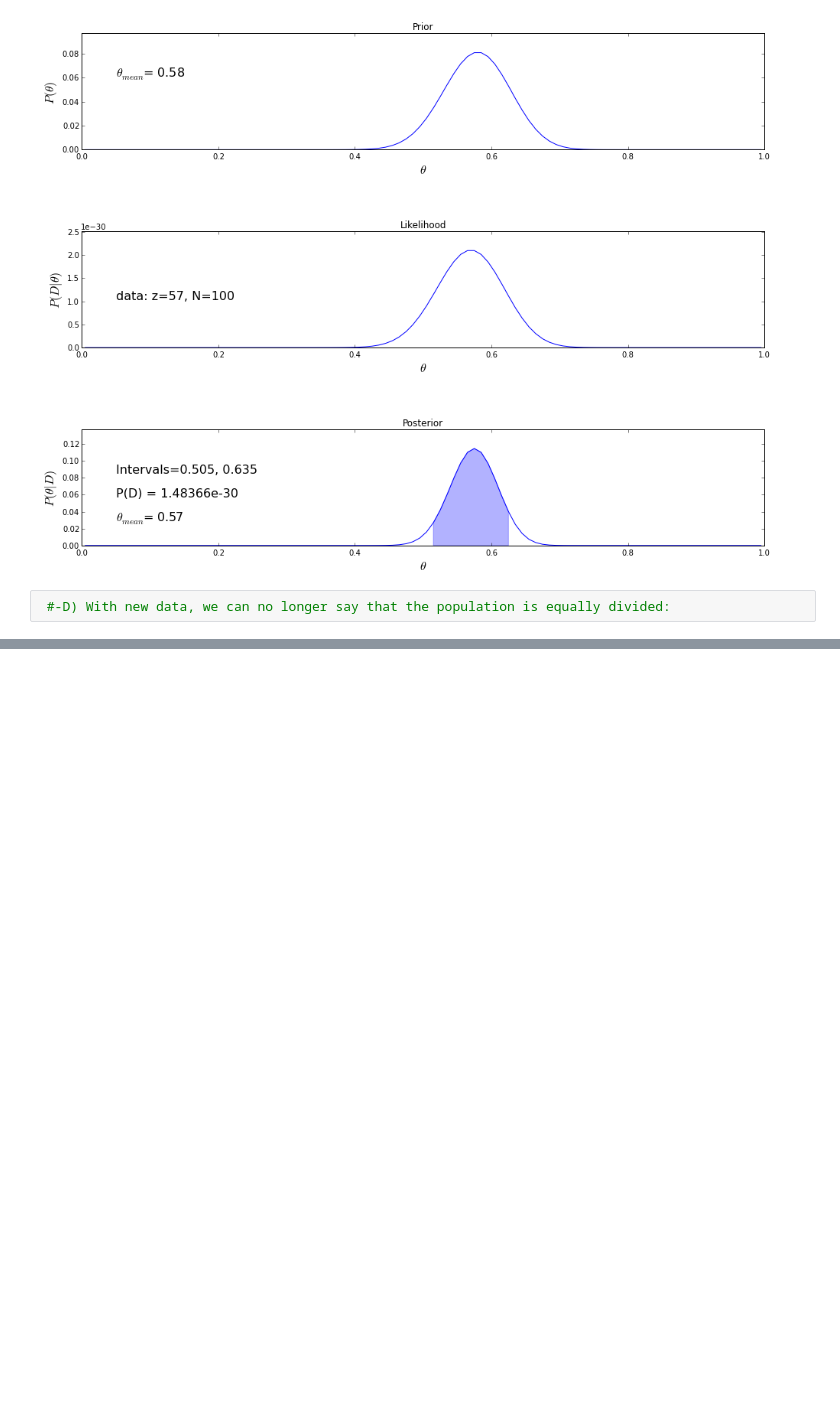
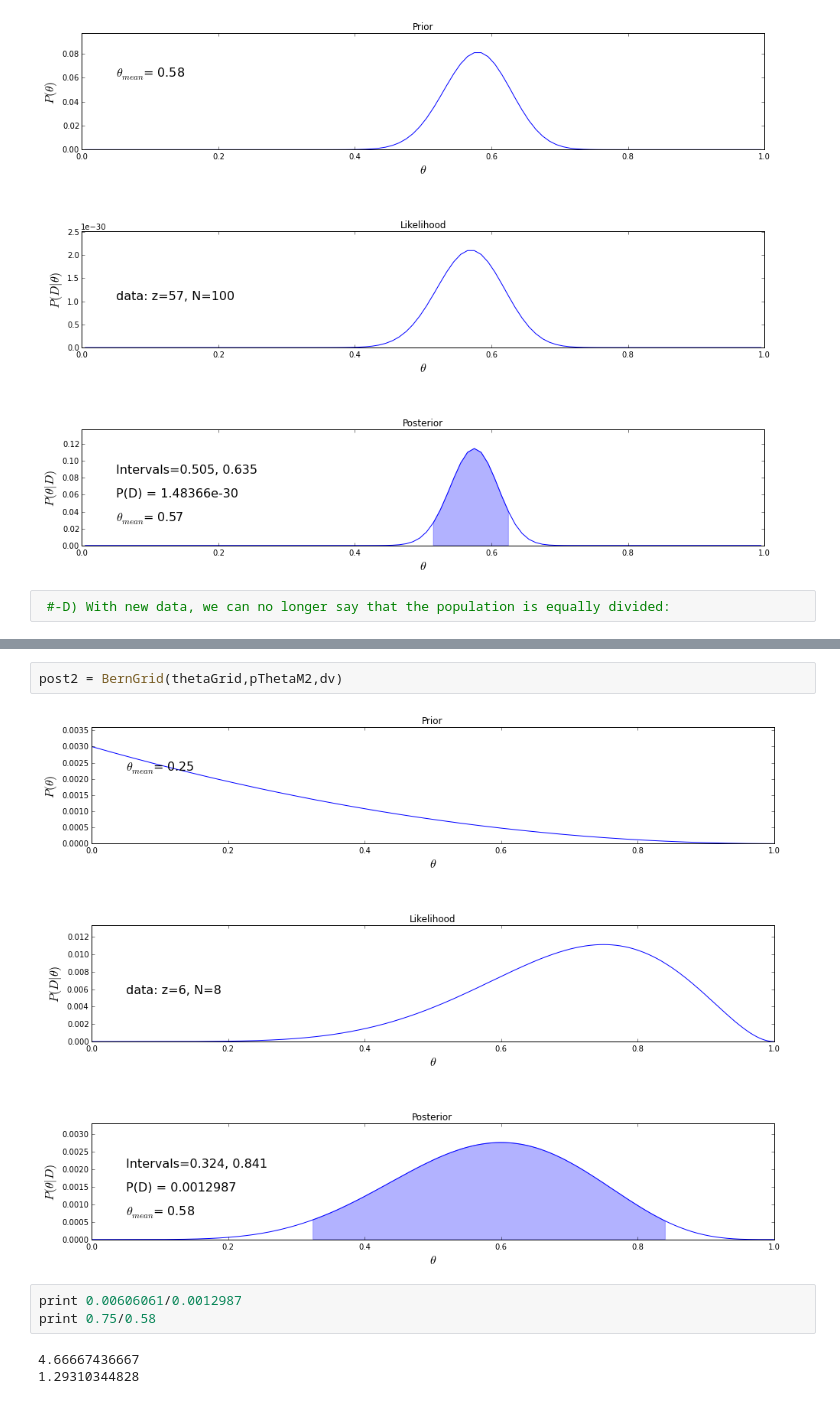
Before and after one commit to grayWolfDC/Doing_bayesian_data_analysis, a Jupyter notebook: IPython/DBDAWkBookCh6.ipynb, the cells around one changed output, grey strips where cells are left out. Drawn from its saved outputs; the diff is of its cells as text; blank space fills up the shorter version.

```diff
--- a/IPython/DBDAWkBookCh6.ipynb
+++ b/IPython/DBDAWkBookCh6.ipynb
@@ -255,0 +297,10 @@ postPoll2 = BernGrid(theta,postPoll,newData)
+# %%
+post2 = BernGrid(thetaGrid,pThetaM2,dv)
+# %% [output]
+[figure, added]
+# %%
+print 0.00606061/0.0012987
+print 0.75/0.58
+# %% [output]
+4.66667436667
+1.29310344828
```
Also changed, not shown: parts of 14 cells of this notebook.
